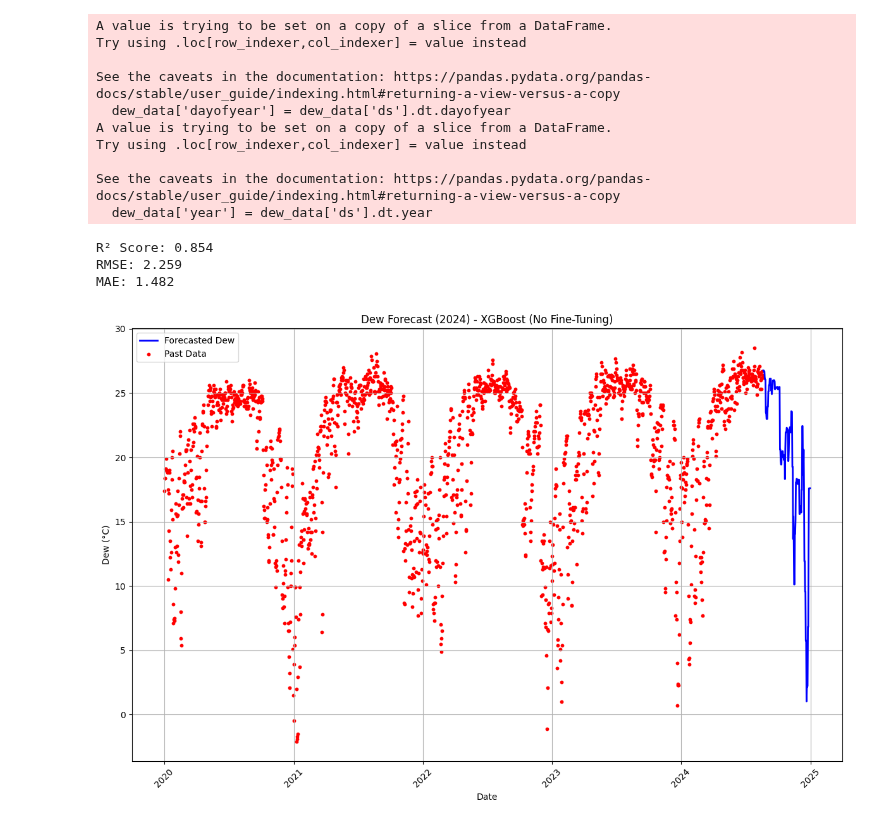
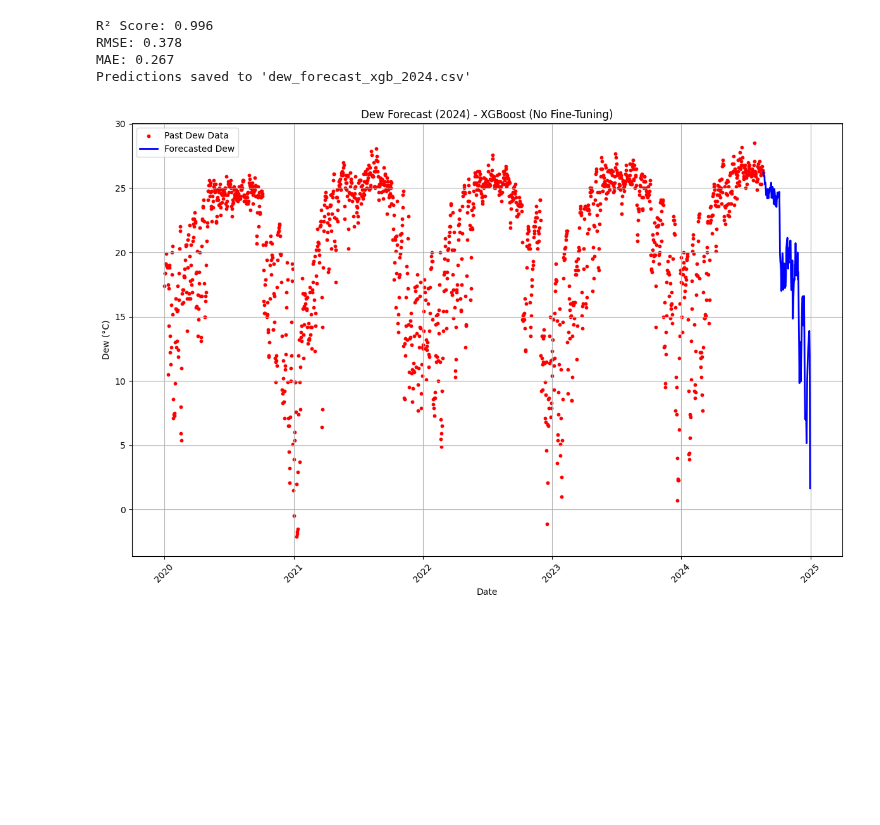
Before and after one commit to lbibi1805-dot/ML_WEATHER_PREDICTION, a Jupyter notebook: test_XGBoost_Regression/dew/no_fine_tuning.ipynb, the cells around one changed output. Drawn from its saved outputs; the diff is of its cells as text; code cells hidden in the pictures; blank space fills up the shorter version.

```diff
--- a/test_XGBoost_Regression/dew/no_fine_tuning.ipynb
+++ b/test_XGBoost_Regression/dew/no_fine_tuning.ipynb
@@ -7,18 +7,16 @@ from sklearn.model_selection import train_test_split
 import matplotlib.pyplot as plt
 
 # Load the dataset
-file_path = '../../dataset/data.csv'
+file_path = '../../dataset/data.csv'  # Adjust the path to your dataset
 data = pd.read_csv(file_path)
 
-# Prepare the data (for XGBoost)
-data['ds'] = pd.to_datetime(data['datetime'], format='%m/%d/%Y')
-dew_data = data[['ds', 'dew']]
+# Prepare the data for XGBoost
+data['datetime'] = pd.to_datetime(data['datetime'], format='%m/%d/%Y')
+data['day_of_year'] = data['datetime'].dt.dayofyear
 
 # Extract features and labels
-dew_data['dayofyear'] = dew_data['ds'].dt.dayofyear
-dew_data['year'] = dew_data['ds'].dt.year
-X = dew_data[['year', 'dayofyear']]
-y = dew_data['dew']
+X = data[['temp', 'tempmax', 'tempmin', 'feelslikemax', 'feelslikemin', 'feelslike', 'sealevelpressure', 'humidity', 'day_of_year']]
+y = data['dew']
 
 # Train-test split (80% training, 20% testing)
 X_train, X_test, y_train, y_test = train_test_split(X, y, test_size=0.2, random_state=42)
@@ -27,7 +25,7 @@ X_train, X_test, y_train, y_test = train_test_split(X, y, test_size=0.2, random_
 xgb_model = XGBRegressor(random_state=42)
 xgb_model.fit(X_train, y_train)
 
-# Predict on the test set (validation set)
+# Predict on the test set
 y_pred = xgb_model.predict(X_test)
 
 # Calculate R², RMSE, and MAE
@@ -35,51 +33,69 @@ r2 = r2_score(y_test, y_pred)
 rmse = mean_squared_error(y_test, y_pred, squared=False)
 mae = mean_absolute_error(y_test, y_pred)
 
 # Display the performance metrics
 print(f"R² Score: {r2:.3f}")
 print(f"RMSE: {rmse:.3f}")
 print(f"MAE: {mae:.3f}")
 
 # Generate future dates (from 21/08/2024 to 31/12/2024)
-future_dates = pd.date_range('2024-08-21', '2024-12-31')
+future_dates = pd.date_range(start='2024-08-21', end='2024-12-31')
+future_day_of_year = future_dates.dayofyear
 future_data = pd.DataFrame({
-    'ds': future_dates,
-    'dayofyear': future_dates.dayofyear,
+    'day_of_year': future_day_of_year,
     'year': future_dates.year
 })
 
+# Use historical averages for each day of the year to simulate future features
+historical_averages = data.groupby('day_of_year')[['temp', 'tempmax', 'tempmin', 'feelslikemax', 'feelslikemin', 'feelslike', 'sealevelpressure', 'humidity']].mean()
+
+# Create future features by using historical averages for the corresponding day of the year
+future_features = pd.DataFrame({
+    'temp': [historical_averages.loc[day, 'temp'] for day in future_day_of_year],
+    'tempmax': [historical_averages.loc[day, 'tempmax'] for day in future_day_of_year],
+    'tempmin': [historical_averages.loc[day, 'tempmin'] for day in future_day_of_year],
+    'feelslikemax': [historical_averages.loc[day, 'feelslikemax'] for day in future_day_of_year],
+    'feelslikemin': [historical_averages.loc[day, 'feelslikemin'] for day in future_day_of_year],
+    'feelslike': [historical_averages.loc[day, 'feelslike'] for day in future_day_of_year],
+    'sealevelpressure': [historical_averages.loc[day, 'sealevelpressure'] for day in future_day_of_year],
+    'humidity': [historical_averages.loc[day, 'humidity'] for day in future_day_of_year],
+    'day_of_year': future_day_of_year
+})
+
 # Predict future dew
-future_forecast = xgb_model.predict(future_data[['year', 'dayofyear']])
+future_forecast = xgb_model.predict(future_features)
 future_data['dew_forecast'] = future_forecast
 
 # Display and save the predicted dew
-future_data[['ds', 'dew_forecast']].tail()
+future_data['ds'] = future_dates
 future_data[['ds', 'dew_forecast']].to_csv('dew_forecast_xgb_2024.csv', index=False)
+print("Predictions saved to 'dew_forecast_xgb_2024.csv'")
 
-# Plot the forecasted dew
+# Plot the forecasted dew and historical data
 plt.figure(figsize=(12, 8))
+
+# Plot historical data
+plt.scatter(data['datetime'], data['dew'], color='red', label='Past Dew Data', s=10)
+
+# Plot future predictions
 plt.plot(future_data['ds'], future_data['dew_forecast'], color='blue', label='Forecasted Dew', linewidth=2)
-plt.scatter(dew_data['ds'], dew_data['dew'], color='red', label='Past Data', s=10)
+
+# Add labels and title
 plt.title("Dew Forecast (2024) - XGBoost (No Fine-Tuning)")
 plt.xlabel("Date")
 plt.ylabel("Dew (°C)")
 plt.legend()
+
+# Enhance the plot with grid and rotations
 plt.grid(True)
 plt.xticks(rotation=45)
 plt.tight_layout()
+
+# Show the plot
 plt.show()
 # %% [output]
-A value is trying to be set on a copy of a slice from a DataFrame.
-Try using .loc[row_indexer,col_indexer] = value instead
-
-See the caveats in the documentation: https://pandas.pydata.org/pandas-docs/stable/user_guide/indexing.html#returning-a-view-versus-a-copy
-  dew_data['dayofyear'] = dew_data['ds'].dt.dayofyear
-A value is trying to be set on a copy of a slice from a DataFrame.
-Try using .loc[row_indexer,col_indexer] = value instead
-
-See the caveats in the documentation: https://pandas.pydata.org/pandas-docs/stable/user_guide/indexing.html#returning-a-view-versus-a-copy
-  dew_data['year'] = dew_data['ds'].dt.year
+R² Score: 0.996
+RMSE: 0.378
+MAE: 0.267
+Predictions saved to 'dew_forecast_xgb_2024.csv'
-R² Score: 0.854
-RMSE: 2.259
-MAE: 1.482
-[figure, old version]
+[figure, new version]
```
Also changed, not shown: 6 other files.
